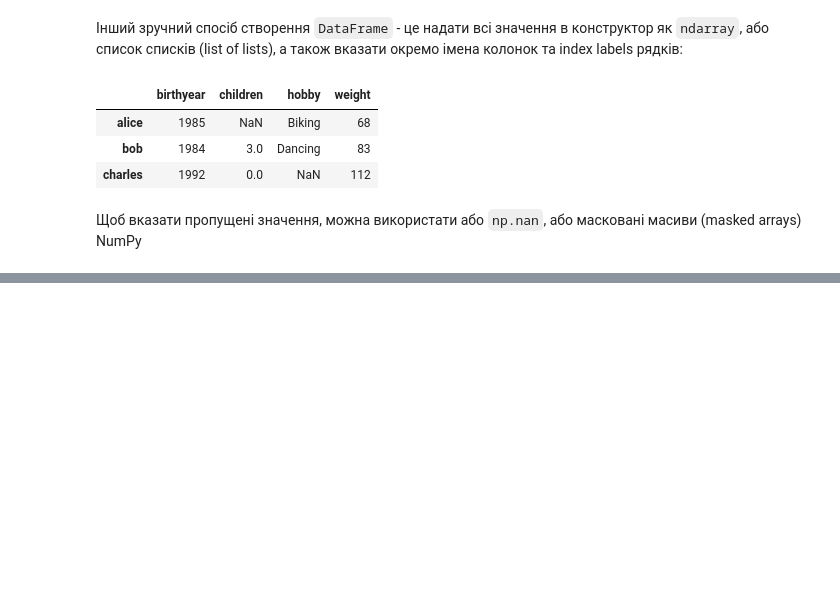
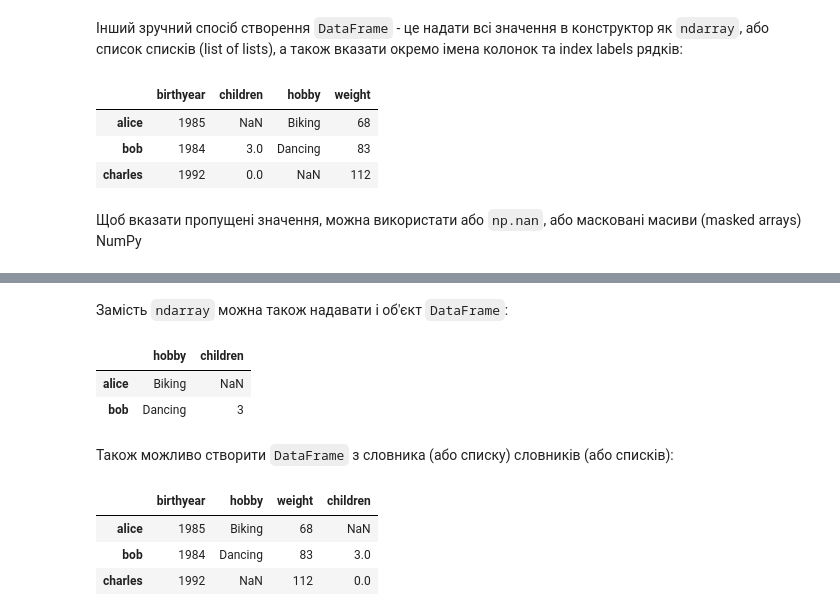
Before and after one commit to dmuman/ML-projects-and-tutorials, a Jupyter notebook: Pandas/Tutorials/pandas_tutorial_ukr.ipynb, the cells around one changed output, grey strips where cells are left out. Drawn from its saved outputs; the diff is of its cells as text; code cells hidden in the pictures; blank space fills up the shorter version.

```diff
--- a/Pandas/Tutorials/pandas_tutorial_ukr.ipynb
+++ b/Pandas/Tutorials/pandas_tutorial_ukr.ipynb
@@ -741,0 +737,28 @@ masked_array(
+# %% [markdown]
+Замість `ndarray` можна також надавати і об'єкт `DataFrame`:
+# %%
+d4 = pd.DataFrame(
+    d3,
+    columns=['hobby', 'children'],
+    index=['alice', 'bob']
+)
+d4
+# %% [output]
+|  | hobby | children |
+| alice | Biking | NaN |
+| bob | Dancing | 3 |
+# %% [markdown]
+Також можливо створити `DataFrame` з словника (або списку) словників (або списків):
+# %%
+people = pd.DataFrame({
+    'birthyear': {'alice': 1985, 'bob': 1984, 'charles': 1992},
+    'hobby': {'alice': 'Biking', 'bob': 'Dancing'},
+    'weight': {'alice': 68, 'bob': 83, 'charles': 112},
+    'children': {'bob': 3, 'charles': 0}
+})
+people
+# %% [output]
+|  | birthyear | hobby | weight | children |
+| alice | 1985 | Biking | 68 | NaN |
+| bob | 1984 | Dancing | 83 | 3.0 |
+| charles | 1992 | NaN | 112 | 0.0 |
```
Also changed, not shown: parts of 6 cells of this notebook.
